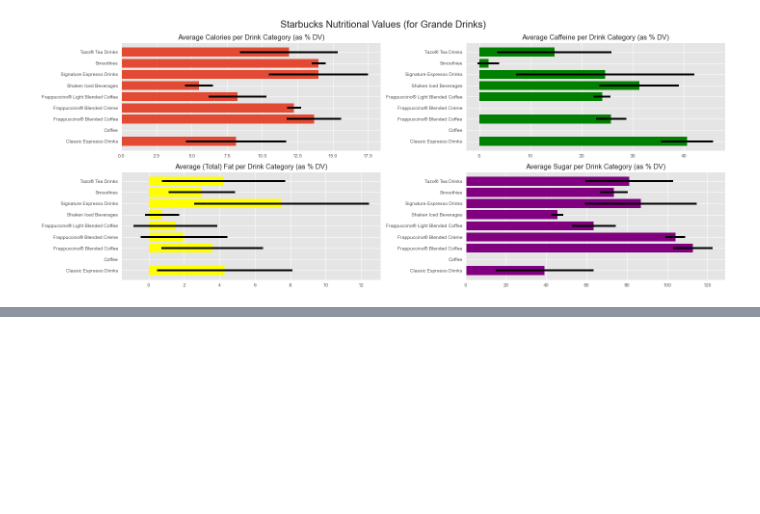
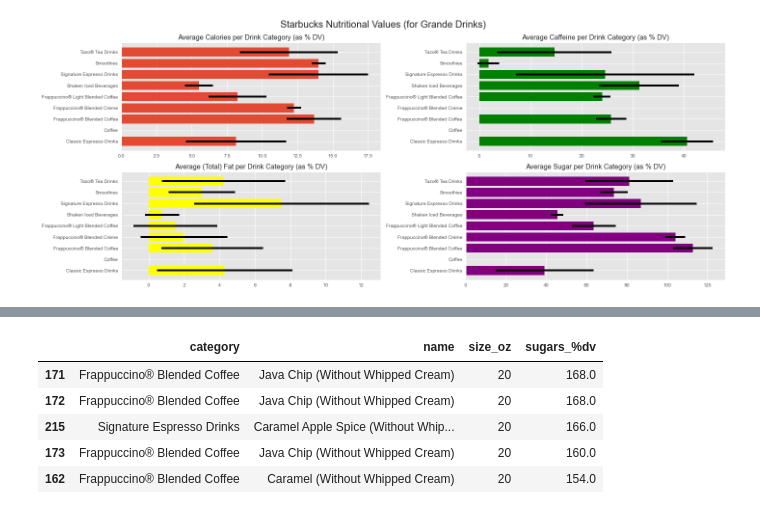
Before and after one commit to Ugi77/projects, a Jupyter notebook: NutritionAnalysisTour/desc_stats_pandas.ipynb, the cells around one changed output, grey strips where cells are left out. Saved outputs shown, nothing was run; the diff lists cells and outputs as text; code cells hidden in the pictures; blank space fills up the shorter version.

```diff
--- a/NutritionAnalysisTour/desc_stats_pandas.ipynb
+++ b/NutritionAnalysisTour/desc_stats_pandas.ipynb
@@ -99,0 +107,11 @@ plt.tight_layout()
+# %%
+# What are the top 5 drinks for a good sugar hit?
+sugga = sb_desc.nlargest(5, ["sugars_%dv"])
+sugga[["category", "name", "size_oz", "sugars_%dv"]]
+# %% [output]
+|  | category | name | size_oz | sugars_%dv |
+| 171 | Frappuccino® Blended Coffee | Java Chip (Without Whipped Cream) | 20 | 168.0 |
+| 172 | Frappuccino® Blended Coffee | Java Chip (Without Whipped Cream) | 20 | 168.0 |
+| 215 | Signature Espresso Drinks | Caramel Apple Spice (Without Whip... | 20 | 166.0 |
+| 173 | Frappuccino® Blended Coffee | Java Chip (Without Whipped Cream) | 20 | 160.0 |
+| 162 | Frappuccino® Blended Coffee | Caramel (Without Whipped Cream) | 20 | 154.0 |
```
Also changed, not shown: parts of 7 cells of this notebook.
